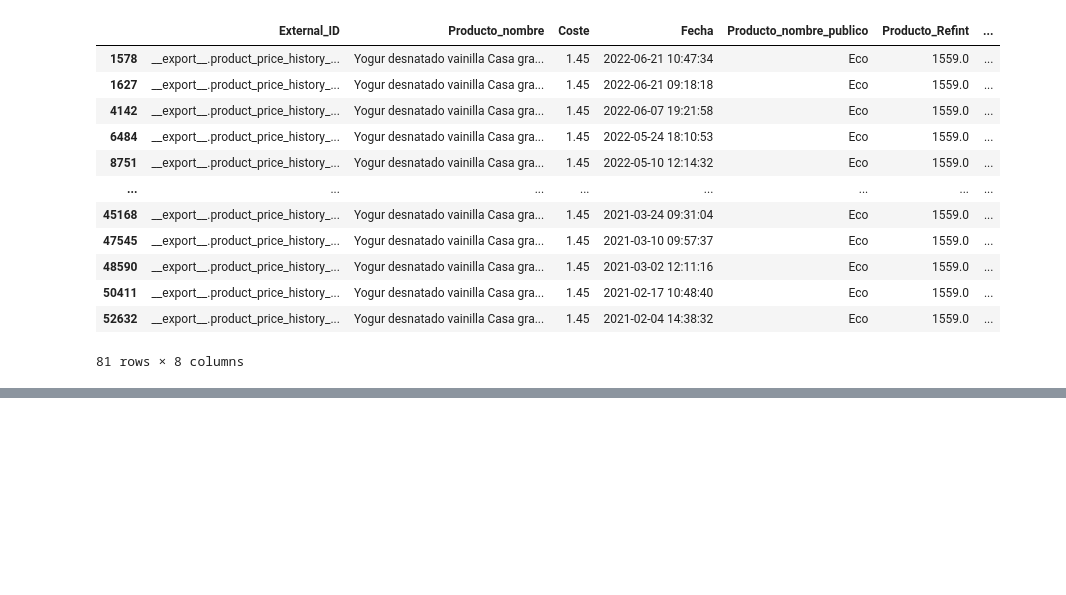
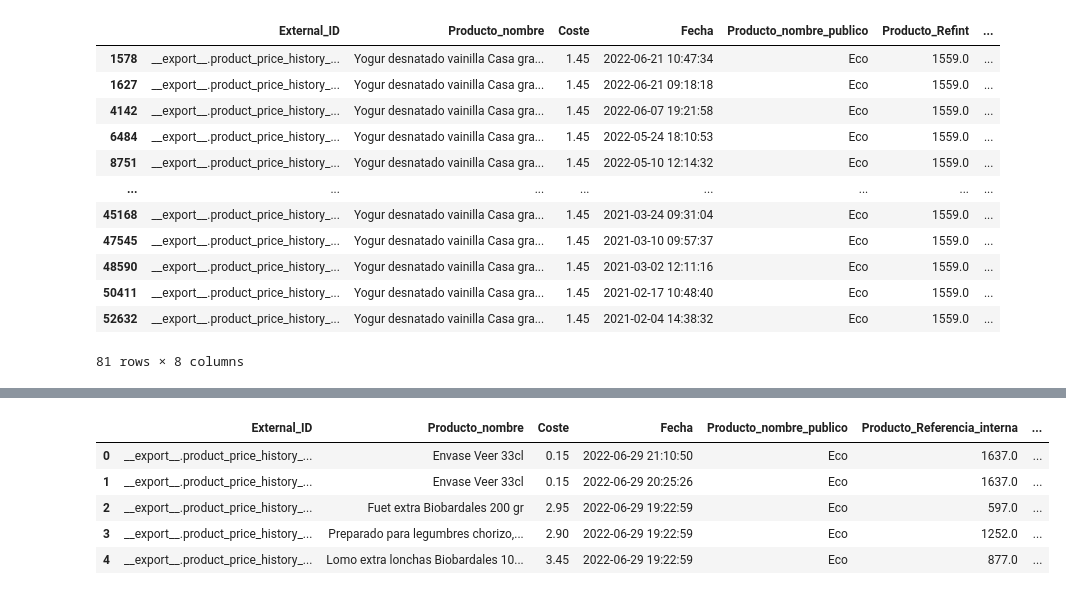
Before and after one commit to Factoria-F5-AI-Bootcamp-1-Edicion/osa_analysis, a Jupyter notebook: EDA.ipynb, the cells around one changed output, grey strips where cells are left out. Saved outputs shown, nothing was run; the diff lists cells and outputs as text; code cells hidden in the pictures; blank space fills up the shorter version.

```diff
--- a/EDA.ipynb
+++ b/EDA.ipynb
@@ -155,7 +155,7 @@ precios_compra_2022.rename(columns={'External ID':'External_ID',
                               'Coste':'Coste',
                              'Fecha':'Fecha',
                               'Producto/Cuenta analítica para gastos/Nombre a mostrar':'Producto_nombre_publico',
-                             'Producto/Referencia interna':'Producto_Refint',
+                             'Producto/Referencia interna':'Producto_Referencia_interna',
                               'Producto/Proveedores/Nombre a mostrar':'Producto_Proveedores_publico',
                               'Producto/Categoría de producto/Nombre a mostrar':'Producto_Categoría_publico'
                              }, inplace=True)
@@ -197,0 +222,9 @@ precios_compra_2022[precios_compra_2022['Producto_nombre']=='Yogur desnatado vai
+# %%
+precios_compra_2022.head(5)
+# %% [output]
+|  | External_ID | Producto_nombre | Coste | Fecha | Producto_nombre_publico | Producto_Referencia_interna | ... |
+| 0 | __export__.product_price_history_... | Envase Veer 33cl | 0.15 | 2022-06-29 21:10:50 | Eco | 1637.0 | ... |
+| 1 | __export__.product_price_history_... | Envase Veer 33cl | 0.15 | 2022-06-29 20:25:26 | Eco | 1637.0 | ... |
+| 2 | __export__.product_price_history_... | Fuet extra Biobardales 200 gr | 2.95 | 2022-06-29 19:22:59 | Eco | 597.0 | ... |
+| 3 | __export__.product_price_history_... | Preparado para legumbres chorizo,... | 2.90 | 2022-06-29 19:22:59 | Eco | 1252.0 | ... |
+| 4 | __export__.product_price_history_... | Lomo extra lonchas Biobardales 10... | 3.45 | 2022-06-29 19:22:59 | Eco | 877.0 | ... |
```
Also changed, not shown: parts of 15 cells of this notebook.
